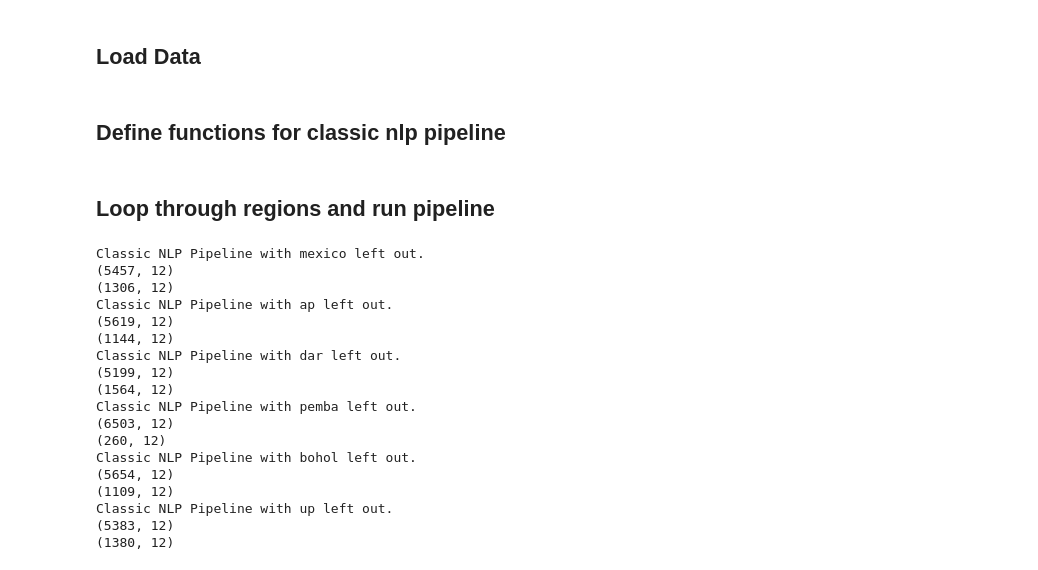
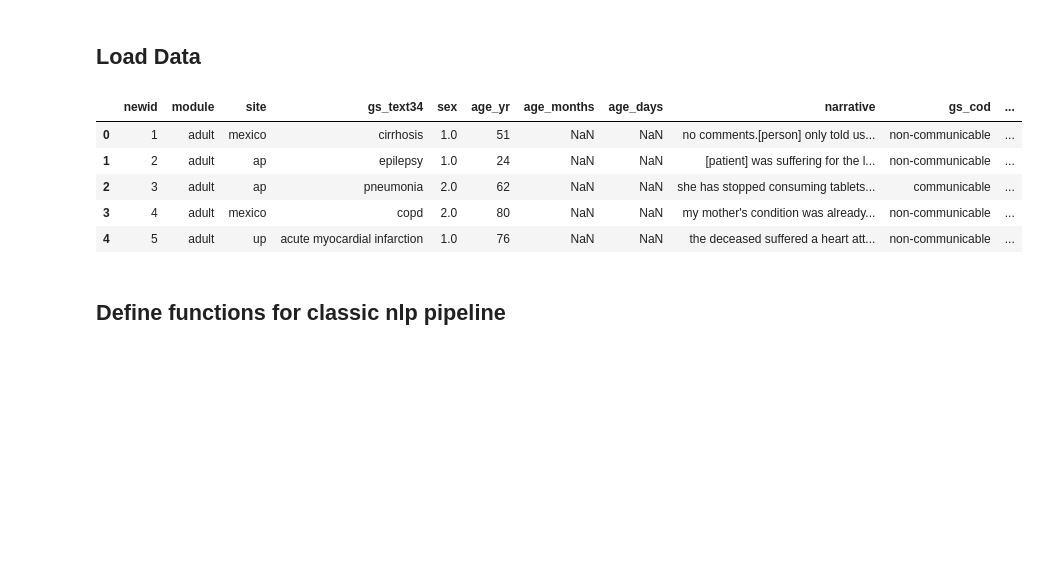
Before and after one commit to avisokay/va_nlp, a Jupyter notebook: src/classic_nlp/classic_transport.ipynb, the cells around one changed output. Cells and saved outputs as stored; diff of their text form; code cells hidden in the pictures; blank space fills up the shorter version.

```diff
--- a/src/classic_nlp/classic_transport.ipynb
+++ b/src/classic_nlp/classic_transport.ipynb
@@ -44,6 +44,15 @@ with open(json_file_path, 'r') as json_file:
 cod_embeddings = {int(key): value for key, value in cod_embeddings.items()}
 # %%
 regions = list(df['site'].unique())
+# %%
+df.head()
+# %% [output]
+|  | newid | module | site | gs_text34 | sex | age_yr | age_months | age_days | narrative | gs_cod | ... |
+| 0 | 1 | adult | mexico | cirrhosis | 1.0 | 51 | NaN | NaN | no comments.[person] only told us... | non-communicable | ... |
+| 1 | 2 | adult | ap | epilepsy | 1.0 | 24 | NaN | NaN | [patient] was suffering for the l... | non-communicable | ... |
+| 2 | 3 | adult | ap | pneumonia | 2.0 | 62 | NaN | NaN | she has stopped consuming tablets... | communicable | ... |
+| 3 | 4 | adult | mexico | copd | 2.0 | 80 | NaN | NaN | my mother's condition was already... | non-communicable | ... |
+| 4 | 5 | adult | up | acute myocardial infarction | 1.0 | 76 | NaN | NaN | the deceased suffered a heart att... | non-communicable | ... |
 # %%
 # train
 # Read in CSV files and store in dictionary
@@ -266,5 +280,3 @@ def MNL_predict_on_cov(predictions_NB, predictions_SVM, predictions_KNN):
     print(NB_baseline.summary())
     print(SVM_baseline.summary())
     print(KNN_baseline.summary())
-# %% [markdown]
-## Loop through regions and run pipeline
@@ -306,62 +282,0 @@ regions = [
-# %%
-for train_df, test_df, region in tqdm(zip(training_dfs, testing_dfs, regions)):
-
-    print(f"Classic NLP Pipeline with {region} left out.")
-    print(train_df.shape)
-    print(test_df.shape)
-
-    # split into training and testing
-    Test_X, Test_Y, Train_X, Train_Y, Test_X_covariates = split_data(testing=test_df, training=train_df)
-
-    # create embeddings from narratives text
-    Train_X_Tfidf, Test_X_Tfidf = embeddings(Test_X, Test_Y, Train_X, Train_Y)
-
-    # Fit and predict with Naive Bayes
-    NB_accuracy, NB_weighted_f1, predictions_NB = NB_classifier(Train_X_Tfidf, Test_X_Tfidf, Train_Y, Test_Y)
-
-    # Fit and predict with SVM
-    SVM_accuracy, SVM_weighted_f1, predictions_SVM = SVM_classifier(Train_X_Tfidf, Test_X_Tfidf, Train_Y, Test_Y)
-
-    # Fit and predict with KNN
-    KNN_accuracy, KNN_weighted_f1, predictions_KNN = KNN_classifier(Train_X_Tfidf, Test_X_Tfidf, Train_Y, Test_Y)
-
-    # compile the results from the three models
-    accuracy_scores, weighted_f1_scores = compile_results(NB_accuracy,
-                                                          NB_weighted_f1,
-                                                          SVM_accuracy,
-                                                          SVM_weighted_f1,
-                                                          KNN_accuracy,
-                                                          KNN_weighted_f1)
-
-    # print out results to csv
-    predictions_df = pd.DataFrame({'Y': string_to_embedding(Test_Y),
-                                   'X_unlabeled': Test_X_covariates,
-                                   'Yhat_NB': predictions_NB,
-                                   'Yhat_SVM': predictions_SVM,
-                                   'Yhat_KNN': predictions_KNN})
-
-    predictions_df.to_csv(f'../../classic_predictions_ex_{region}.csv', index=False)
-    # plot the results
-#     plot_compare(accuracy_scores, weighted_f1_scores)
-
-    # MNlogit regress on covariates using predicted cause of death from each model and print summary
-#     MNL_predict_on_cov(predictions_NB, predictions_SVM, predictions_KNN)
-# %% [output]
-Classic NLP Pipeline with mexico left out.
-(5457, 12)
-(1306, 12)
-Classic NLP Pipeline with ap left out.
-(5619, 12)
-(1144, 12)
-Classic NLP Pipeline with dar left out.
-(5199, 12)
-(1564, 12)
-Classic NLP Pipeline with pemba left out.
-(6503, 12)
-(260, 12)
-Classic NLP Pipeline with bohol left out.
-(5654, 12)
-(1109, 12)
-Classic NLP Pipeline with up left out.
-(5383, 12)
-(1380, 12)
```
Also changed, not shown: parts of 6 cells of this notebook, 29 other files.
